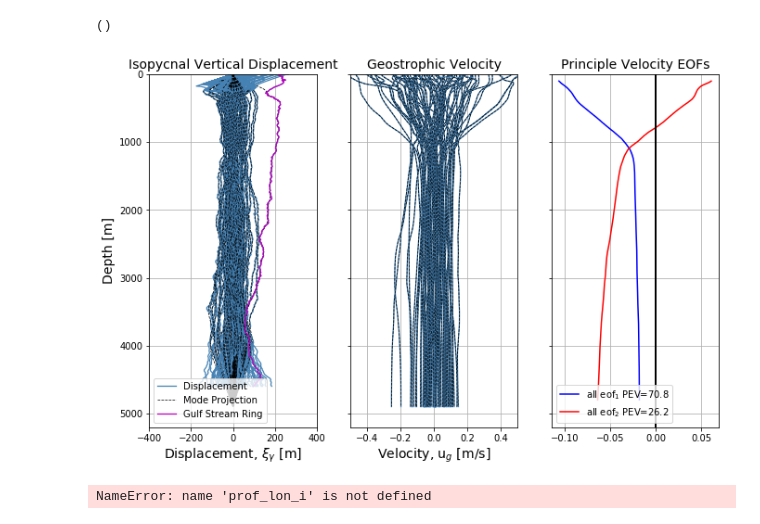
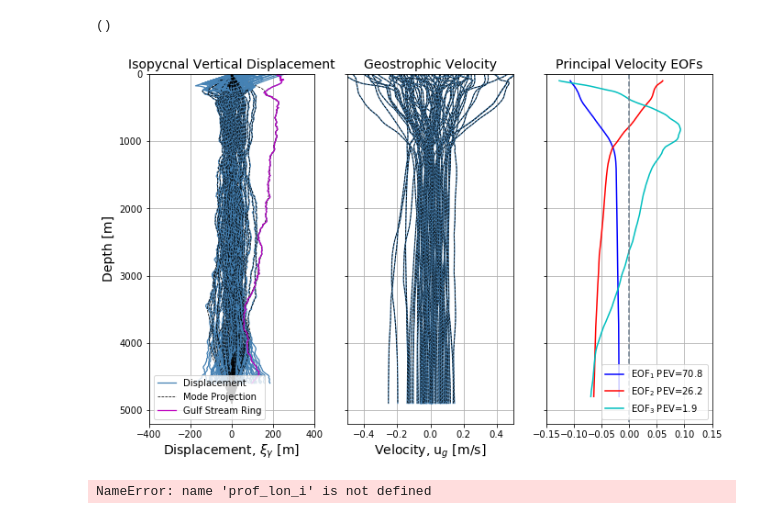
Before and after one commit to jakesteinberg/geostrophic_turbulence, a Jupyter notebook: 36N_dg_2018_mode_projections .ipynb, the cells around one changed output. Saved outputs shown, nothing was run; the diff lists cells and outputs as text; code cells hidden in the pictures.

```diff
--- a/36N_dg_2018_mode_projections .ipynb
+++ b/36N_dg_2018_mode_projections .ipynb
@@ -927,39 +929,42 @@ ax0.plot(V_m[:, 0], grid, color='k', linestyle='--', linewidth=.75, label='Mode
 for j in range(num_profs):
     ax1.plot(mw_eta_3_good[0:pzmax, j], grid[0:pzmax], color='#4682B4', linewidth=1.25)
     ax1.plot(Eta_m[:, j], grid, color='k', linestyle='--', linewidth=.75)
     if good_ke_prof[j] > 0:
         ax0.plot(mw_v_good[:, j], grid, color='#4682B4', linewidth=1.25)
         ax0.plot(V_m[:, j], grid, color='k', linestyle='--', linewidth=.75)
 
 ax1.plot(mw_eta_3_good[0:pzmax, edd], grid[0:pzmax], color='m', linewidth=1.25, label='Gulf Stream Ring')
 handles, labels = ax1.get_legend_handles_labels()
 ax1.legend(handles, labels, fontsize=10)
 # ax0.text(150, 4500, str(num_profs) + ' Profiles')
 ax1.set_xlim([-400, 400])
 ax1.set_ylim([0, 5200])
 ax1.invert_yaxis()
+ax0.invert_yaxis()
 ax1.grid()
 ax0.set_xlim([-.5, .5])
 ax0.set_title("Geostrophic Velocity", fontsize=14)  # (" + str(num_profs) + 'profiles)' )
 ax0.set_xlabel(r'Velocity, u$_g$ [m/s]', fontsize=14)
 ax1.set_xlabel(r'Displacement, $\xi_{\gamma}$ [m]', fontsize=14)
 ax1.set_title(r'Isopycnal Vertical Displacement', fontsize=14)
 ax1.set_ylabel('Depth [m]', fontsize=14)
 ax0.grid()
 
 mo_col = 'b', 'r' ,'k'
-ax2.plot(UU3[:, 0], grid[grid_sub_i_2], label=r'all eof$_1$ PEV=' + str(np.round(frac_eof_uv[0]*100,1)), color='b')
-ax2.plot(UU3[:, 1], grid[grid_sub_i_2], label=r'all eof$_2$ PEV=' + str(np.round(frac_eof_uv[1]*100,1)), color='r')
-ax2.plot([0, 0], [0, 5500], color='k', linewidth=2)
-ax2.set_title('Principle Velocity EOFs', fontsize=14)
+ax2.plot(UU3[:, 0], grid[grid_sub_i_2], label=r'EOF$_1$ PEV=' + str(np.round(frac_eof_uv[0]*100,1)), color='b')
+ax2.plot(UU3[:, 1], grid[grid_sub_i_2], label=r'EOF$_2$ PEV=' + str(np.round(frac_eof_uv[1]*100,1)), color='r')
+ax2.plot(UU3[:, 2], grid[grid_sub_i_2], label=r'EOF$_3$ PEV=' + str(np.round(frac_eof_uv[2]*100,1)), color='c')
+ax2.plot([0, 0], [0, 5500], color='#708090', linestyle='--')
+ax2.set_title('Principal Velocity EOFs', fontsize=14)
 # ax2.set_xlabel('EOF magnitude', fontsize=14)
 handles, labels = ax2.get_legend_handles_labels()
+ax2.invert_yaxis()
 ax2.legend(handles, labels, fontsize=10)
-
+ax2.set_xlim([-.15, .15])
 plot_pro(ax2)
 f_eta.savefig("/Users/jake/Documents/baroclinic_modes/dissertation/dg_36n_18_eta_v_eof.jpg", dpi=300)
 # %% [output]
-[figure, old version]
+[figure, new version]
 # %%
 # Mode Amplitude Correlations
 x = 1852 * 60 * np.cos(np.deg2rad(ref_lat)) * (prof_lon_i - ref_lon)
```
Also changed, not shown: parts of 9 cells of this notebook, 8 other files.
